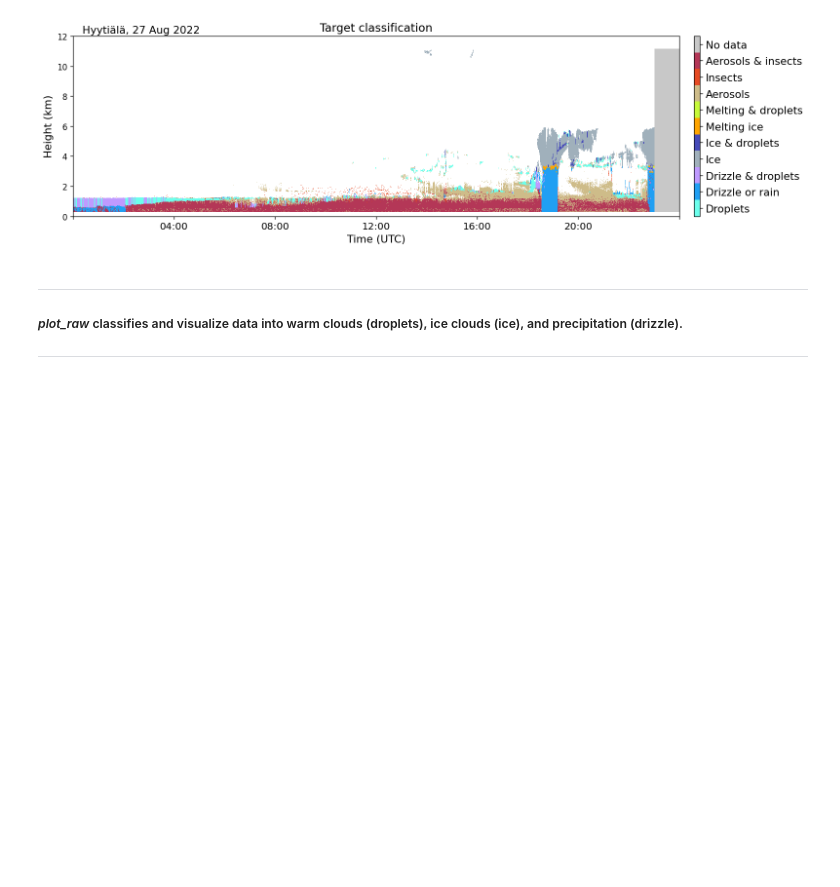
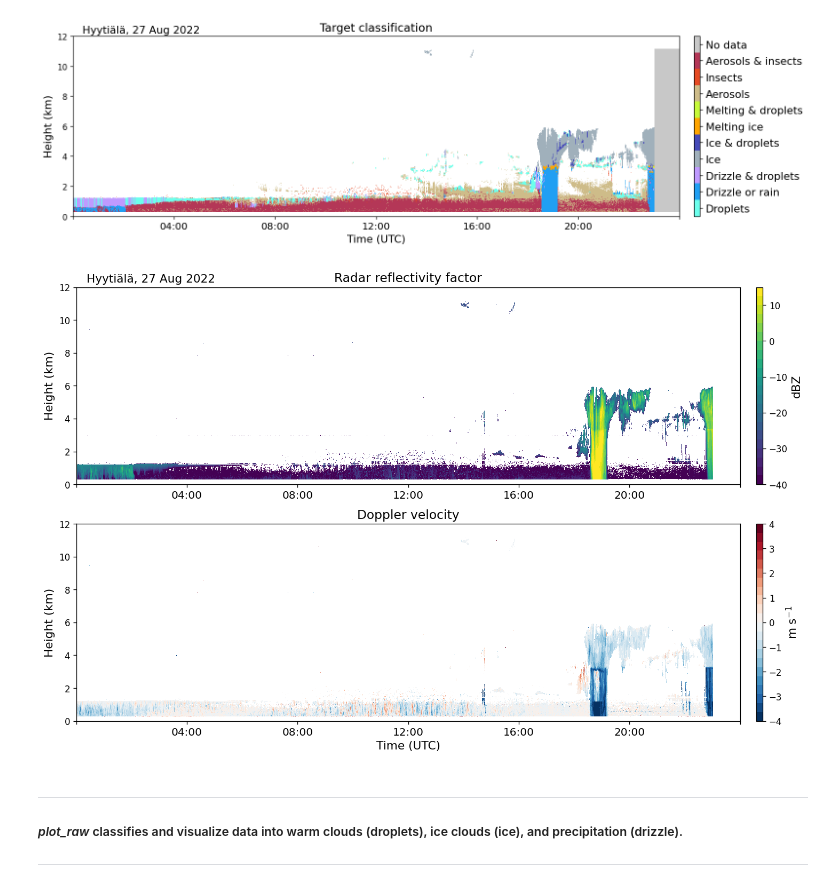
Before and after one commit to maxaragon/INAR-updrafts, a Jupyter notebook: Demo.ipynb, the cells around one changed output. Drawn from its saved outputs; the diff is of its cells as text; code cells hidden in the pictures; blank space fills up the shorter version.

```diff
--- a/Demo.ipynb
+++ b/Demo.ipynb
@@ -139,6 +138,11 @@ generate_figure(classification_file, ['target_classification'])
 plt.show()
 # %% [output]
 [figure]
+# %%
+generate_figure(categorize_file, ['Z', 'v'])
+plt.show()
+# %% [output]
+[figure, added]
 # %% [markdown]
 ***
 
```
Also changed, not shown: parts of 18 cells of this notebook, 3 other files.
